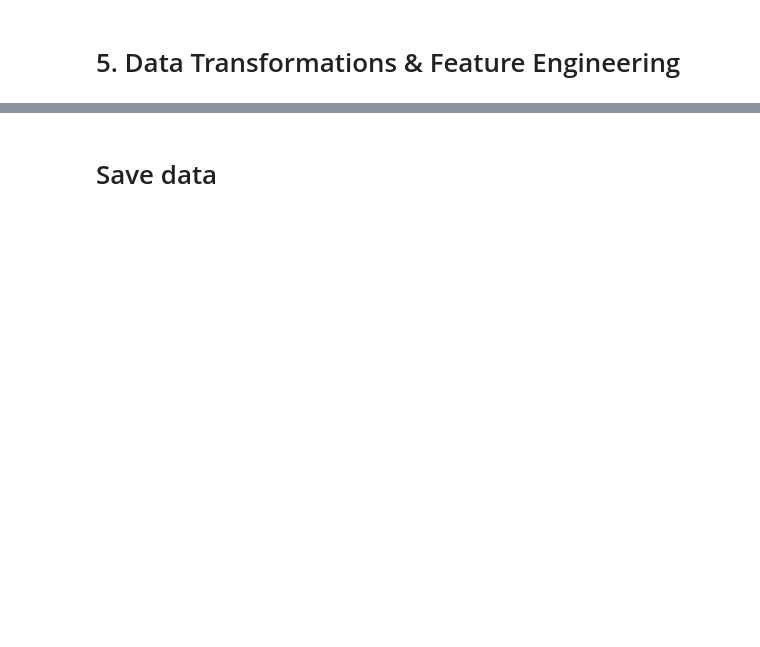
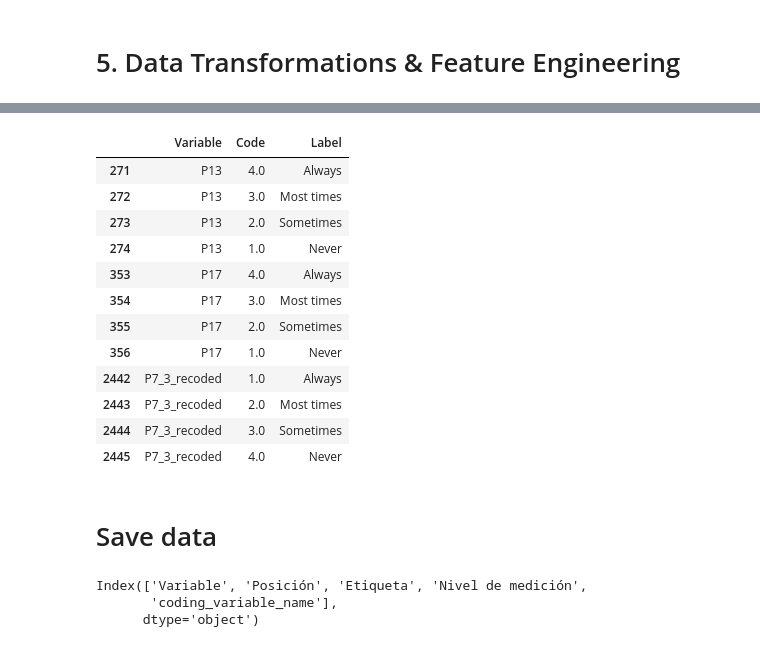
Before and after one commit to IMPROVA-RoadSafety/Motocycle_analysis, a Jupyter notebook: notebooks/01_data_cleaning.ipynb, the cells around one changed output, grey strips where cells are left out. Drawn from its saved outputs; the diff is of its cells as text; code cells hidden in the pictures; blank space fills up the shorter version.

Commit message:
Make P7_3_recoded

```diff
--- a/notebooks/01_data_cleaning.ipynb
+++ b/notebooks/01_data_cleaning.ipynb
@@ -221,3 +231,0 @@ decoded_df.rename(columns=names_dict, inplace=True)
-# %%
-codes_df['Variable'] = codes_df['Variable'].astype(str).str.strip()
-variables_df['Variable'] = variables_df['Variable'].astype(str).str.strip()
@@ -256,2 +323,43 @@ labels_df.rename(columns=name_mapping, inplace=True)
+# %%
+# New Goal: 1 is 'Always', 4 is 'Never'
+helmet_map_corrected = {
+    5.0: 1.0,  # (Almost) Always -> Always (1)
+    4.0: 2.0,  # Often -> Most times (2)
+    3.0: 3.0,  # Sometimes -> Sometimes (3)
+    2.0: 4.0,  # Seldom -> Never (4)
+    1.0: 4.0   # Never -> Never (4)
+}
+
+# Apply to the dataframe
+final_df['P7_3_recoded'] = final_df['P7_3'].map(helmet_map_corrected)
+
+# Update the metadata to match this 1=Always logic
+p7_metadata = pd.DataFrame({
+    'Variable': ['P7_3_recoded'] * 4,
+    'Code': [1.0, 2.0, 3.0, 4.0],
+    'Label': ['Always', 'Most times', 'Sometimes', 'Never']
+})
+
+# Note: If you already ran the previous concat, you might want to
+# filter codes_df first to avoid duplicate P7_3_recoded entries.
+codes_df = codes_df[codes_df['Variable'] != 'P7_3_recoded']
+codes_df = pd.concat([codes_df, p7_metadata], ignore_index=True)
+# %%
+# Verify the alignment
+codes_df[codes_df['Variable'].isin(['P13', 'P17', 'P7_3_recoded'])]
+# %% [output]
+|  | Variable | Code | Label |
+| 271 | P13 | 4.0 | Always |
+| 272 | P13 | 3.0 | Most times |
+| 273 | P13 | 2.0 | Sometimes |
+| 274 | P13 | 1.0 | Never |
+| 353 | P17 | 4.0 | Always |
+| 354 | P17 | 3.0 | Most times |
+| 355 | P17 | 2.0 | Sometimes |
+| 356 | P17 | 1.0 | Never |
+| 2442 | P7_3_recoded | 1.0 | Always |
+| 2443 | P7_3_recoded | 2.0 | Most times |
+| 2444 | P7_3_recoded | 3.0 | Sometimes |
+| 2445 | P7_3_recoded | 4.0 | Never |
 # %% [markdown]
 # Save data
@@ -264,0 +366,8 @@ labels_df.to_csv(PROCESSED_DATA_DIR/'IMPROVA_clean_for_R.csv', index=False, enco
+# %%
+variables_df_refined = variables_df_refined.rename(columns={"new_name_final": "coding_variable_name"})
+variables_df_refined = variables_df_refined[['Variable', 'Posición', 'Etiqueta', 'Nivel de medición','coding_variable_name']]
+variables_df_refined.columns
+# %% [output]
+Index(['Variable', 'Posición', 'Etiqueta', 'Nivel de medición',
+       'coding_variable_name'],
+      dtype='object')
```
Also changed, not shown: parts of 30 cells of this notebook.
